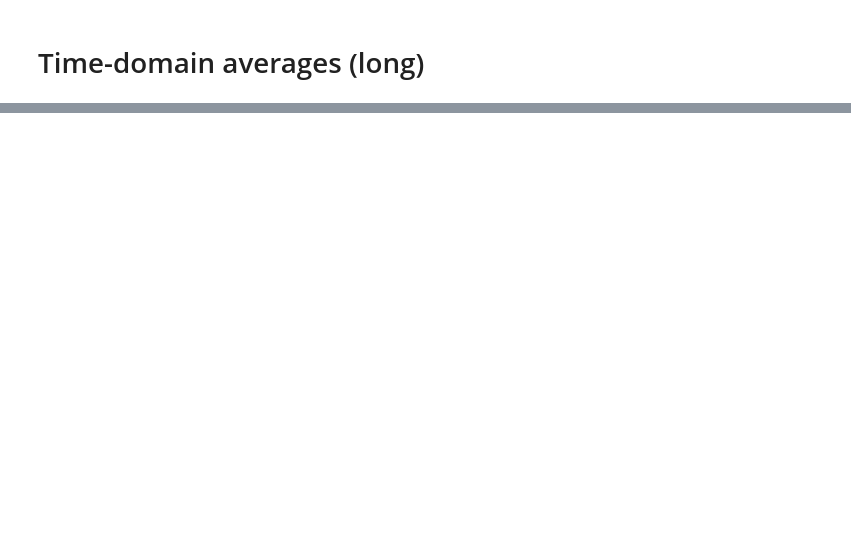
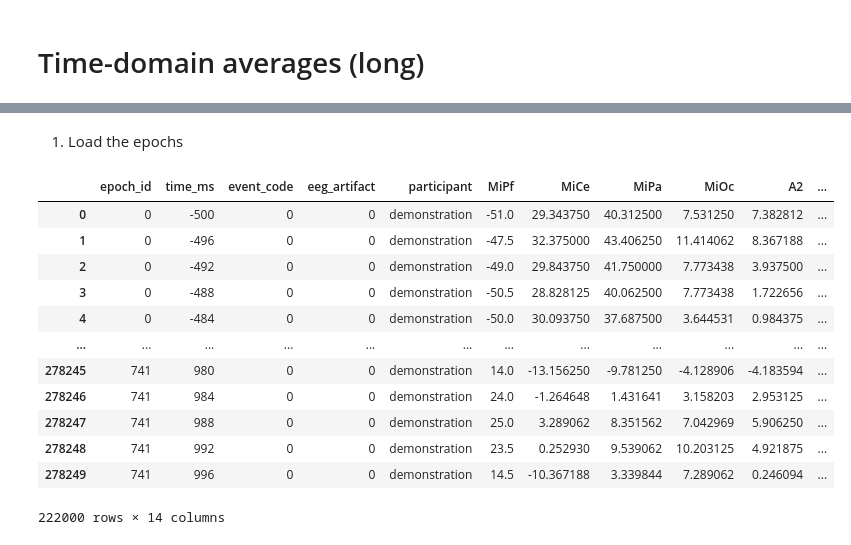
Before and after one commit to turbach/spudtr, a Jupyter notebook: docs/user_guide/gallery/gallery.ipynb, the cells around one changed output, grey strips where cells are left out. Cells and saved outputs as stored; diff of their text form; code cells hidden in the pictures; blank space fills up the shorter version.

Commit message:
added  time interval measurement example to gallery (#22)
* pandas recipe for single trial measurement

```diff
--- a/docs/user_guide/gallery/gallery.ipynb
+++ b/docs/user_guide/gallery/gallery.ipynb
@@ -90,0 +108,25 @@ pd.DataFrame(subsets_long)
+# %% [markdown]
+1. Load the epochs
+# %%
+import pandas as pd
+from spudtr import epf, DATA_DIR, P3_F
+
+eeg_channels = ["MiPf", "MiCe", "MiPa", "MiOc"]
+
+epochs_df = pd.read_hdf(DATA_DIR / P3_F, key="p3").query('stim in ["target", "standard"]')
+epf.check_epochs(epochs_df, eeg_channels, epoch_id="epoch_id", time="time_ms")
+epochs_df
+# %% [output]
+|  | epoch_id | time_ms | event_code | eeg_artifact | participant | MiPf | MiCe | MiPa | MiOc | A2 | ... |
+| 0 | 0 | -500 | 0 | 0 | demonstration | -51.0 | 29.343750 | 40.312500 | 7.531250 | 7.382812 | ... |
+| 1 | 0 | -496 | 0 | 0 | demonstration | -47.5 | 32.375000 | 43.406250 | 11.414062 | 8.367188 | ... |
+| 2 | 0 | -492 | 0 | 0 | demonstration | -49.0 | 29.843750 | 41.750000 | 7.773438 | 3.937500 | ... |
+| 3 | 0 | -488 | 0 | 0 | demonstration | -50.5 | 28.828125 | 40.062500 | 7.773438 | 1.722656 | ... |
+| 4 | 0 | -484 | 0 | 0 | demonstration | -50.0 | 30.093750 | 37.687500 | 3.644531 | 0.984375 | ... |
+| ... | ... | ... | ... | ... | ... | ... | ... | ... | ... | ... | ... |
+| 278245 | 741 | 980 | 0 | 0 | demonstration | 14.0 | -13.156250 | -9.781250 | -4.128906 | -4.183594 | ... |
+| 278246 | 741 | 984 | 0 | 0 | demonstration | 24.0 | -1.264648 | 1.431641 | 3.158203 | 2.953125 | ... |
+| 278247 | 741 | 988 | 0 | 0 | demonstration | 25.0 | 3.289062 | 8.351562 | 7.042969 | 5.906250 | ... |
+| 278248 | 741 | 992 | 0 | 0 | demonstration | 23.5 | 0.252930 | 9.539062 | 10.203125 | 4.921875 | ... |
+| 278249 | 741 | 996 | 0 | 0 | demonstration | 14.5 | -10.367188 | 3.339844 | 7.289062 | 0.246094 | ... |
+222000 rows × 14 columns
```
Also changed, not shown: parts of 17 cells of this notebook.
